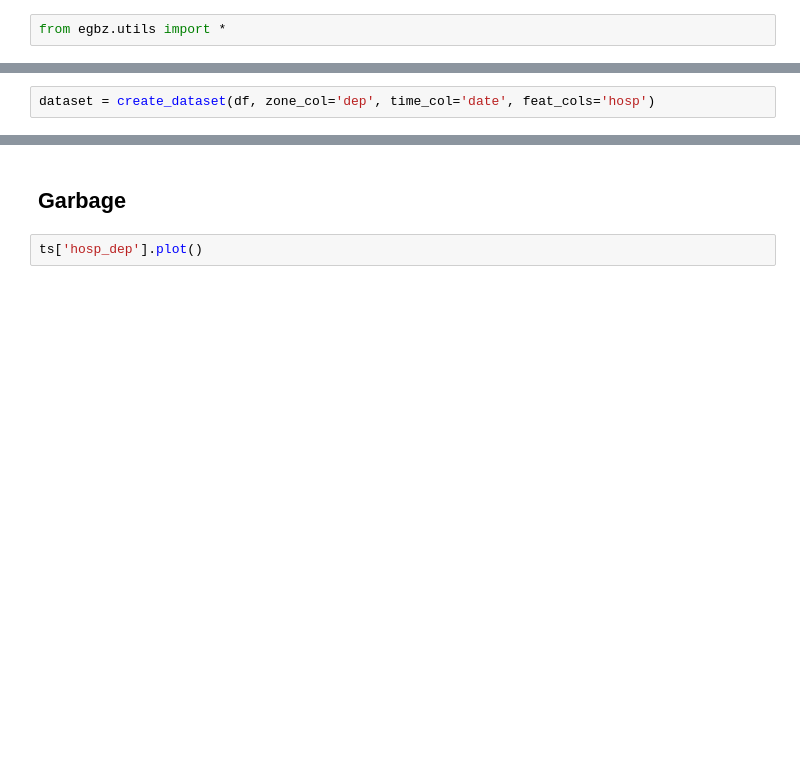
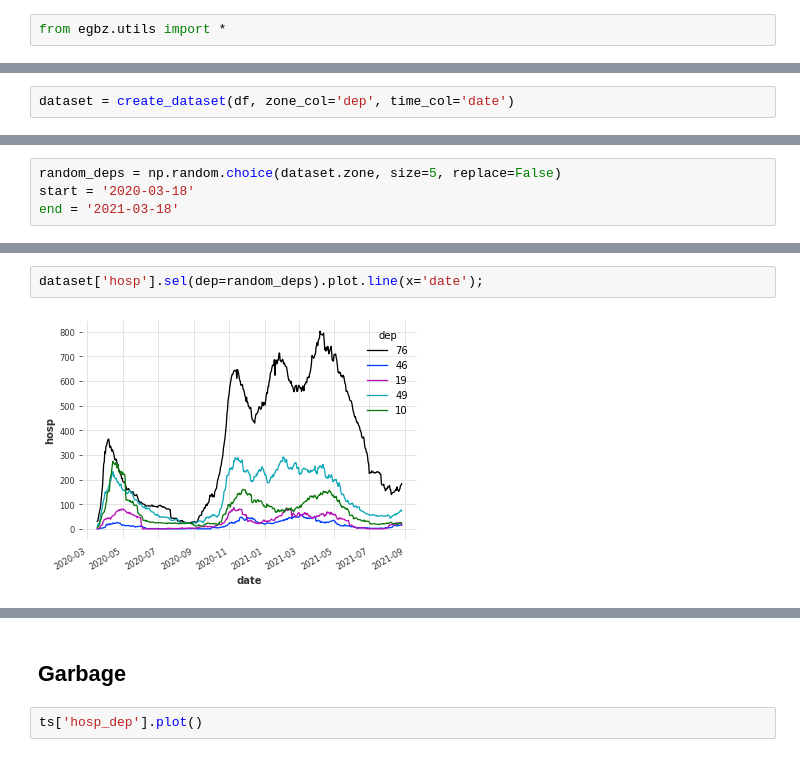
Before and after one commit to limiteinductive/elaine_and_the_gentle_boyz, a Jupyter notebook: notebooks/darts.ipynb, the cells around one changed output, grey strips where cells are left out. Saved outputs shown, nothing was run; the diff lists cells and outputs as text; blank space fills up the shorter version.

```diff
--- a/notebooks/darts.ipynb
+++ b/notebooks/darts.ipynb
@@ -47,2 +48,2 @@ Coordinates:
 # %%
-dataset = create_dataset(df, zone_col='dep', time_col='date', feat_cols='hosp')
+dataset = create_dataset(df, zone_col='dep', time_col='date')
@@ -58,0 +175,4 @@ Data variables:
+# %%
+random_deps = np.random.choice(dataset.zone, size=5, replace=False)
+start = '2020-03-18'
+end = '2021-03-18'
@@ -58,0 +181,4 @@ Data variables:
+# %%
+dataset['hosp'].sel(dep=random_deps).plot.line(x='date');
+# %% [output]
+[figure, added]
```
Also changed, not shown: parts of 25 cells of this notebook, 1 other file.
